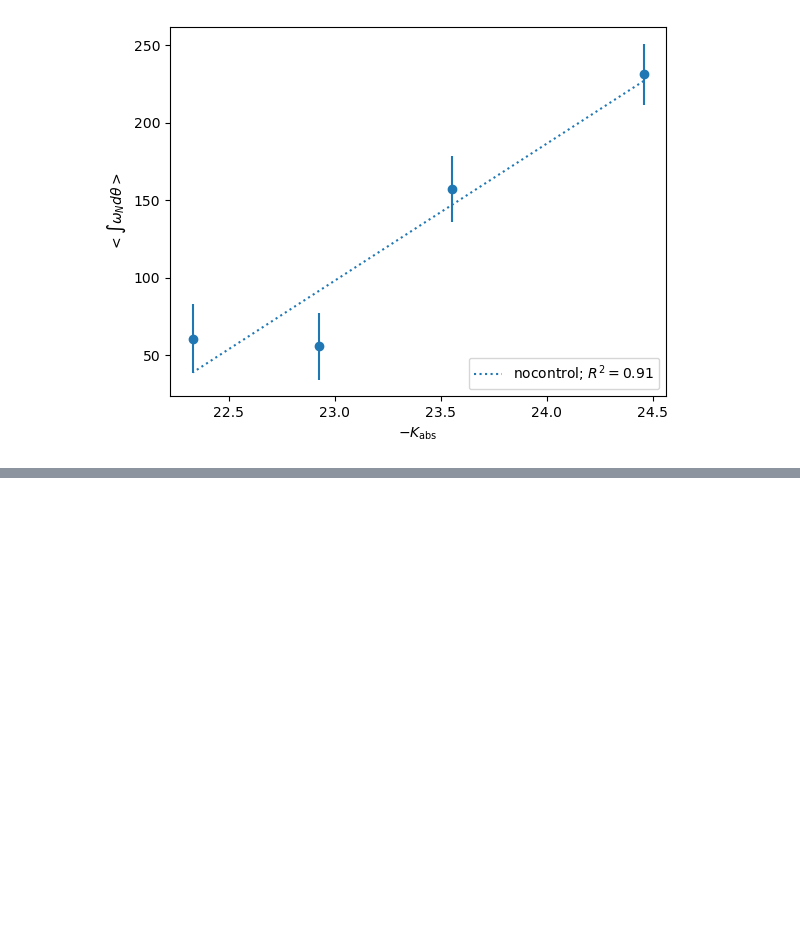
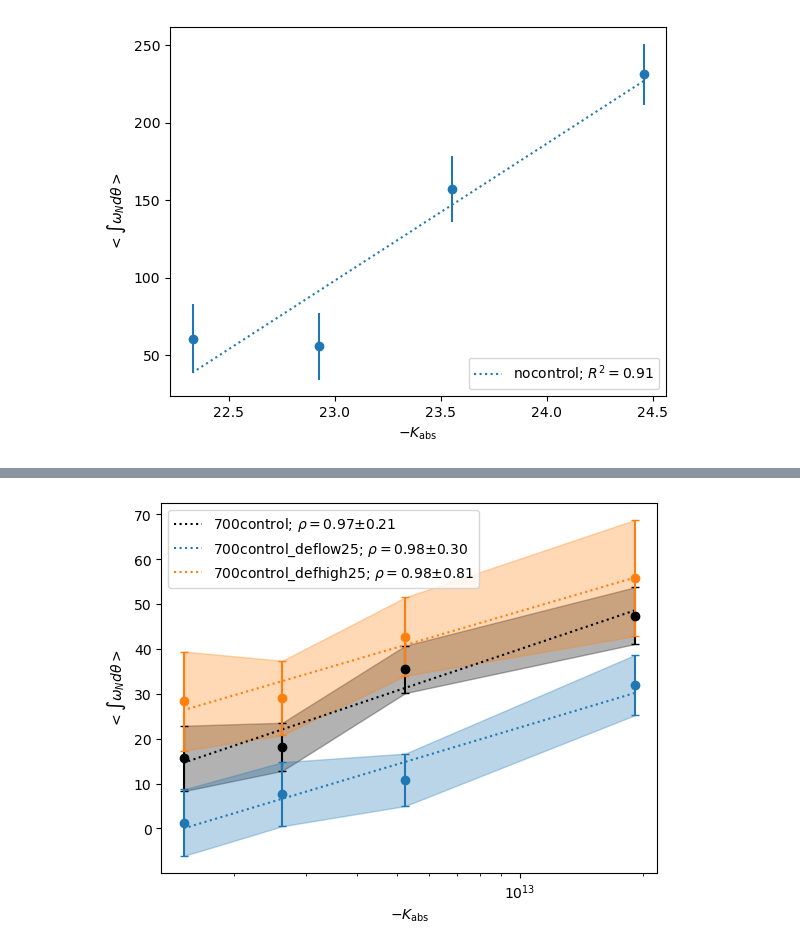
Before and after one commit to FedeDavilaKurban/Auger, a Jupyter notebook: plots.ipynb, the cells around one changed output, grey strips where cells are left out. Cells and saved outputs as stored; diff of their text form; code cells hidden in the pictures; blank space fills up the shorter version.

```diff
--- a/plots.ipynb
+++ b/plots.ipynb
@@ -438,0 +446,82 @@ R-squared: 0.911
+# %%
+def bootstrap_ci(x, y, x_err, y_err, n_bootstrap=10000, ci=95):
+
+    corr_samples = []
+
+    for _ in range(n_bootstrap):
+        # Perturb data within errors
+        x_sample = np.random.normal(x, x_err)
+        y_sample = np.random.normal(y, y_err)
+        corr = stats.pearsonr(x_sample, y_sample)[0]
+        corr_samples.append(corr)
+
+    # 95% Confidence Interval
+    p_low = (100 - ci) / 2
+    p_high = 100 - p_low
+    lower, upper = np.percentile(corr_samples, [p_low, p_high])
+
+    return lower, upper
+
+import matplotlib.pyplot as plt
+import numpy as np
+from astropy.io import ascii
+
+nquant = int(4)
+nbootstrap = int(500)
+maxsep = int(25)
+
+fig, ax = plt.subplots()
+
+samples = ['700control','700control_deflow25','700control_defhigh25']
+colors = ['k','C00','C01']
+
+for sample, color in zip(samples,colors):
+
+    filename = f'../data/int{maxsep}_K_nq{nquant}_nbs{nbootstrap}_{sample}.npz'
+
+    data = ascii.read(filename)
+
+    from scipy import stats
+
+    meanMag = data['meanMag']
+    int_mean = data['int_mean']
+    int_std = data['int_std']
+
+    res_lr = stats.linregress(-meanMag, int_mean)
+    res_prs = stats.pearsonr(-meanMag, int_mean)
+    ci90 = bootstrap_ci(-meanMag, int_mean, 0, int_std, n_bootstrap=10000, ci=90)
+    pearson_mean = res_prs.statistic
+    pearson_ci = pearson_mean-ci90[0]
+
+    print(f"Sample: {sample}")
+    print(f"R-squared: {res_lr.rvalue**2:.3f}")
+    print(f"Pearson R: {res_prs.statistic:.3f}")
+    print(f"p-value: {res_prs.pvalue:.3f}")
+    print(f"90% CI: ({ci90[0]:.3f}, {ci90[1]:.3f})")
+
+    #label = f'{sample}; '+r'$R^2=$'+f'{res_lr.rvalue**2:.2f}'
+    #label = f'{sample}; '+r'$\rho=$'+f'{res_prs.statistic:.2f}; '+r'$p=$'+f'{res_prs.pvalue:.2f}'
+    label = f'{sample}; '+r'$\rho=$'+f'{res_prs.statistic:.2f}'+r'$\pm$'+f'{pearson_ci:.2f}'
+
+    #ax.plot(-meanMag, res_lr.intercept - res_lr.slope*meanMag, ls=':',c=color,\
+    #        label=label)
+    ax.plot(10**(-.4*meanMag+3.28), res_lr.intercept - res_lr.slope*meanMag, ls=':',c=color,\
+            label=label)
+
+    #for i in range(len(int_mean)):
+    ax.errorbar(10**(-.4*meanMag+3.28),int_mean,yerr=int_std,c=color,fmt='o',capsize=3)
+    #ax.scatter(-meanMag,int_mean,c=color,marker='o')
+    ax.fill_between(10**(-.4*meanMag+3.28),y1=int_mean-int_std,y2=int_mean+int_std,color=color,alpha=.3)
+
+
+ax.set_xscale('log')
+
+ax.set_ylabel(r'$<\int\omega_Nd\theta>$')
+ax.set_xlabel(r'$-K_{\mathrm{abs}}$')
+
+ax.legend(loc=0)
+
+#plt.savefig(f'../plots/int_K_nq{nquant}_nbs{nbootstrap}_700control_comparison.png')
+
+plt.show()
+# %% [output]
@@ -438,0 +543 @@ R-squared: 0.911
+[figure, added]
```
Also changed, not shown: parts of 4 cells of this notebook, 3 other files.
